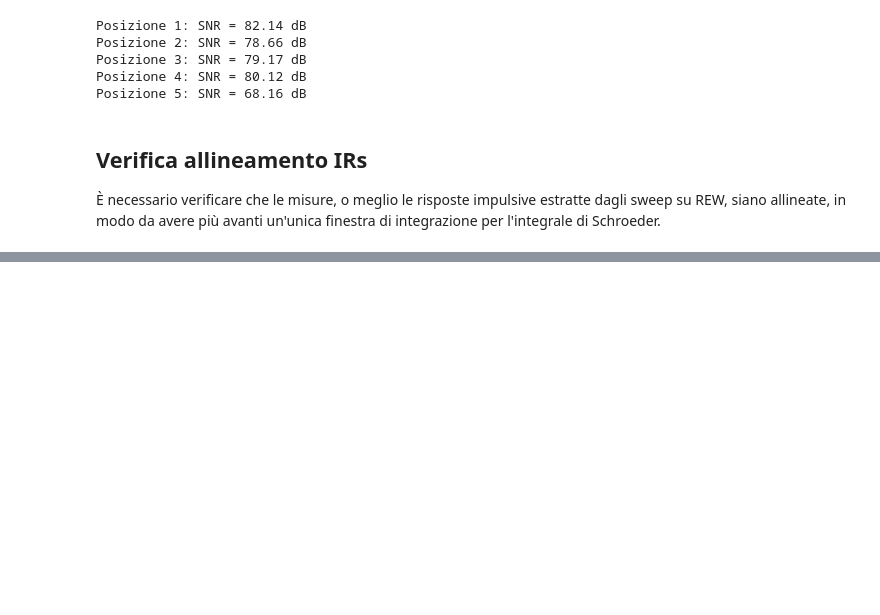
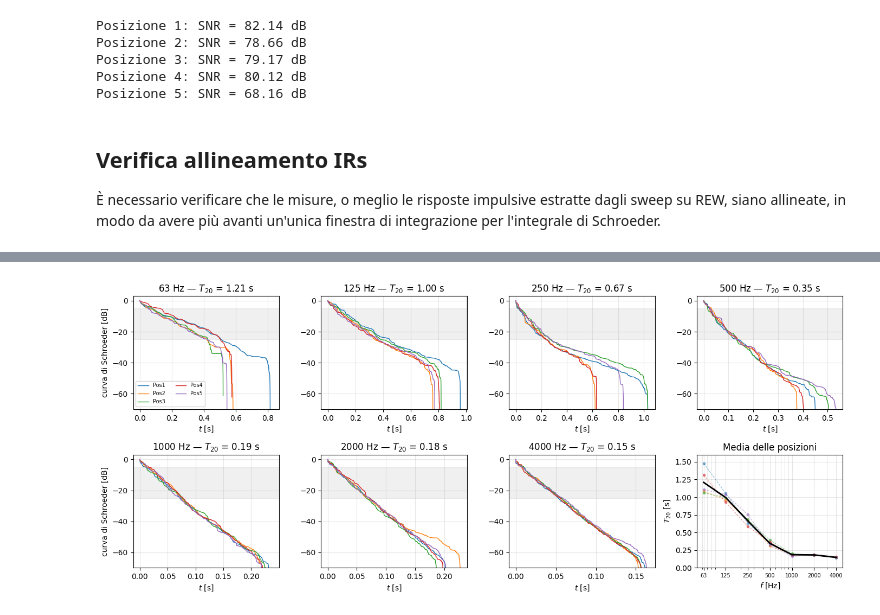
Before and after one commit to matteobernardi/Progetto-Acustica, a Jupyter notebook: notebooks/analisi.ipynb, the cells around one changed output, grey strips where cells are left out. Cells and saved outputs as stored; diff of their text form; code cells hidden in the pictures; blank space fills up the shorter version.

```diff
--- a/notebooks/analisi.ipynb
+++ b/notebooks/analisi.ipynb
@@ -57,7 +56,10 @@ from rew_io import read_mdat
 
 POSITIONS = [1, 2, 3, 4, 5]
 
-corrs = []
+correlations = []
+
+print("Correlazione tra ESS in una stessa posizione.")
+
 for pos in POSITIONS:
     m = read_mdat(ROOM_DIR / f'Danger_Pos{pos}.mdat')
     irs, mean_ir = m.irs, m.mean_ir
@@ -69,7 +71,7 @@ for pos in POSITIONS:
             temp.append(np.corrcoef(irs[i], irs[j])[0, 1])
 
     # Registro il minimo in quanto peggior caso di correlazione
-    corrs.append(np.min(temp))
+    correlations.append(np.min(temp))
 
     print(f"Posizione {pos}: {np.min(temp):.6f}")
 # %% [output]
@@ -185,0 +189,33 @@ Posizione 5: t_cross = 0.979 s, pendenza = -28.8 dB/s, 3 iterazioni, convergenza
+# %%
+import matplotlib.pyplot as plt
+
+fig, axs = plt.subplots(2, 4, figsize=(14, 6))
+
+for k, fc in enumerate(BANDS):
+    ax = axs.flat[k]
+    for pos in POSITIONS:
+        t, curva = curve[pos, fc]
+        ax.plot(t, curva, lw=1, label=f'Pos{pos}')
+    ax.axhspan(DB_BOT, DB_TOP, color='k', alpha=0.06)      # tratto di fit
+    ax.set(title=f'{fc} Hz — $T_{{20}}$ = {T20[:, k].mean():.2f} s',
+           ylim=(-70, 3), xlabel=f'$t$ [s]')
+    ax.grid(alpha=0.3)
+axs.flat[0].set_ylabel('curva di Schroeder [dB]')
+axs.flat[4].set_ylabel('curva di Schroeder [dB]')
+axs.flat[0].legend(fontsize=7, ncol=2)
+
+# ultimo pannello: T20 in funzione della frequenza
+ax = axs.flat[-1]
+for i in range(len(POSITIONS)):
+    ax.semilogx(BANDS, T20[i], 'o--', lw=0.8, ms=3, alpha=0.5)
+ax.semilogx(BANDS, T20.mean(axis=0), 'k-', lw=2, label='media 5 pos.')
+ax.set(title='Media delle posizioni', xlabel=f"$f$ [Hz]", ylabel='$T_{20}$ [s]', ylim=(0, 1.6))
+ax.set_xticks(BANDS, [str(b) for b in BANDS], fontsize=7)
+# ax.legend(fontsize=8)
+ax.grid(alpha=0.3, which='both')
+
+fig.tight_layout()
+fig.savefig(FIG_DIR / 'curve_schroeder_per_banda.png', dpi=200)
+plt.show()
+# %% [output]
+[figure, added]
```
Also changed, not shown: parts of 13 cells of this notebook, 27 other files.
